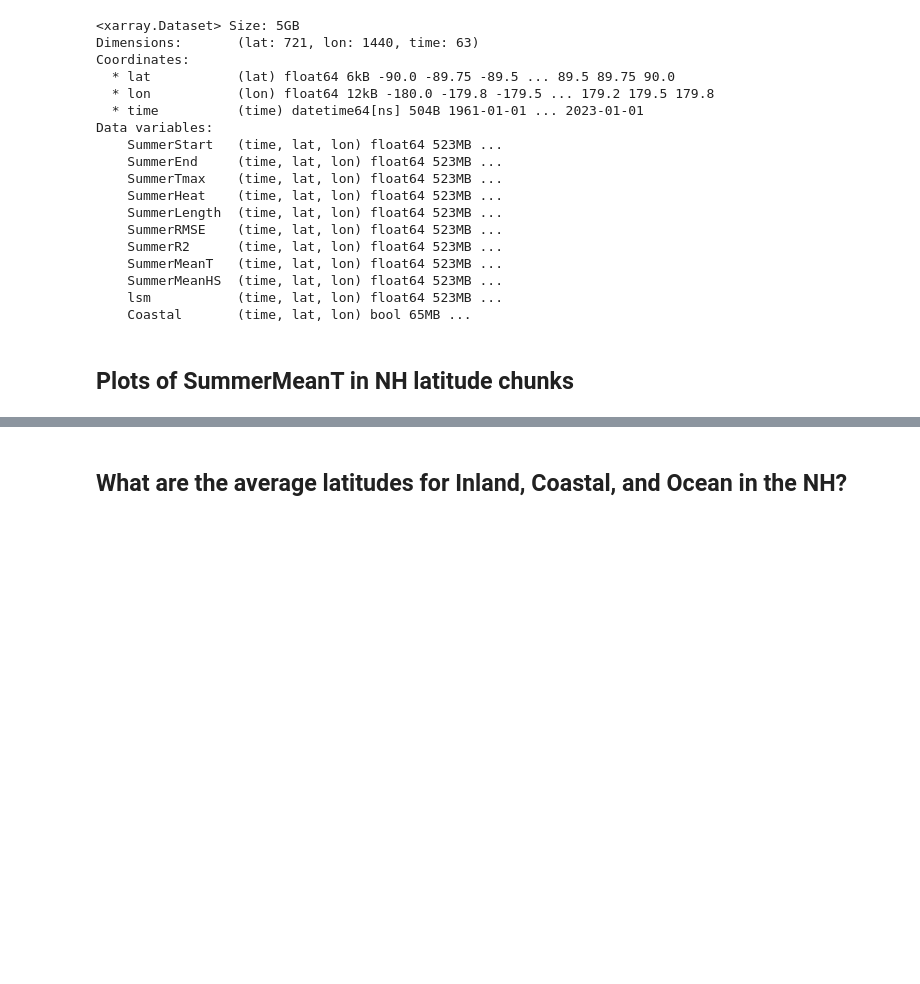
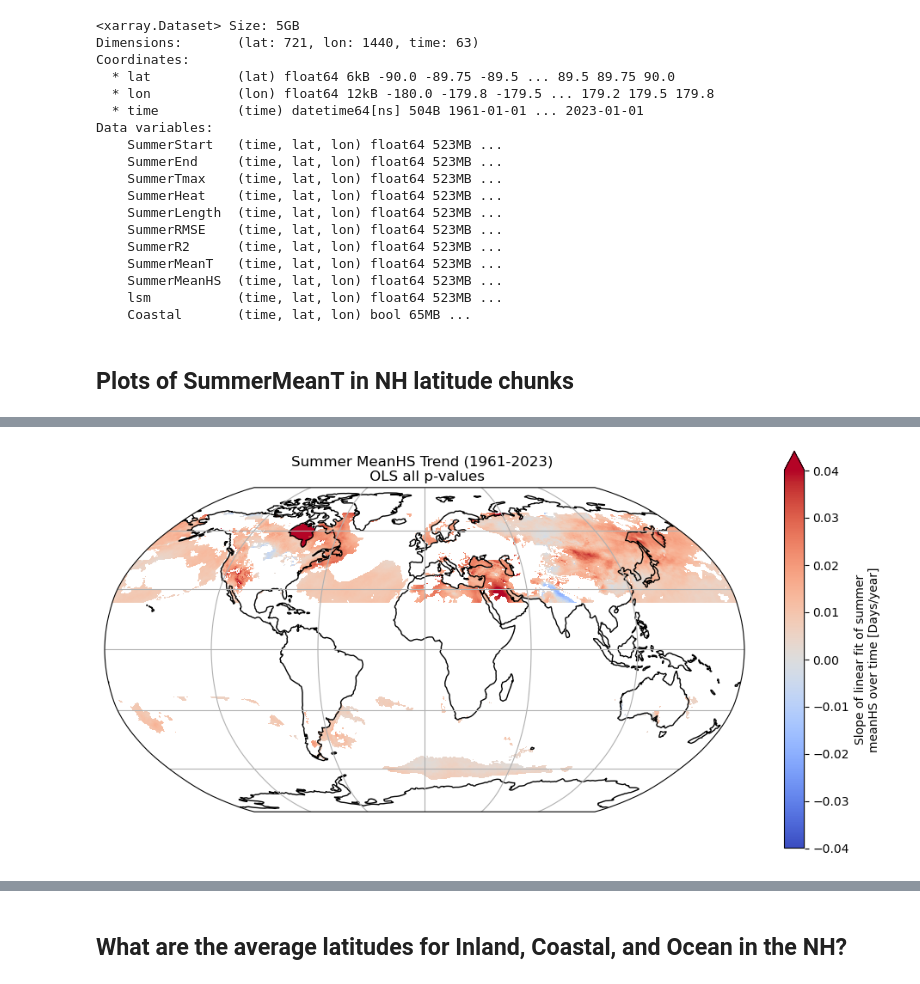
Before and after one commit to tedscott/HeatWaves, a Jupyter notebook: MeanTTrends.ipynb, the cells around one changed output, grey strips where cells are left out. Saved outputs shown, nothing was run; the diff lists cells and outputs as text; code cells hidden in the pictures; blank space fills up the shorter version.

```diff
--- a/MeanTTrends.ipynb
+++ b/MeanTTrends.ipynb
@@ -232,0 +319,8 @@ Wall time: 2min 26s
+# %%
+# use func from scipi.stats
+pval_fdr_cor = stats.false_discovery_control(results_ds.MeanHSPvalue.values)
+
+# add as variable to dataset
+results_ds['MeanHSPvalFDR'] = (['lat','lon'], pval_fdr_cor)
+
+results_ds
@@ -232,0 +338,26 @@ Wall time: 2min 26s
+# %%
+
+# Global summer meanHS trend
+fig = plt.figure(figsize=(12,6))
+
+# assign axis and def projection to use
+ax = plt.axes(projection=ccrs.Robinson(central_longitude=0))
+
+# add coastlines and grid
+ax.coastlines()
+ax.gridlines()
+
+results_ds.MeanHSSlope.where((((ds_full_meanHS.lat >= 23.5) & (ds_full_meanHS.lat <= 70)) |
+                              ((ds_full_meanHS.lat <= -23.5) & (ds_full_meanHS.lat >= -70)))).plot(
+    ax=ax,
+    transform=ccrs.PlateCarree(), # assign map projection
+    vmin=-0.04,
+    vmax=0.04,
+    cmap="coolwarm"#"YlOrRd"#cmap="coolwarm"
+)
+
+plt.title("Summer MeanHS Trend (1961-2023) \n OLS all p-values")#+" using 1961-1990 baseline")
+#plt.savefig("./Plots/"+str(input_year)+"_SummerMeanHS_global.png")
+plt.show()
+# %% [output]
+[figure, added]
```
Also changed, not shown: parts of 43 cells of this notebook.
